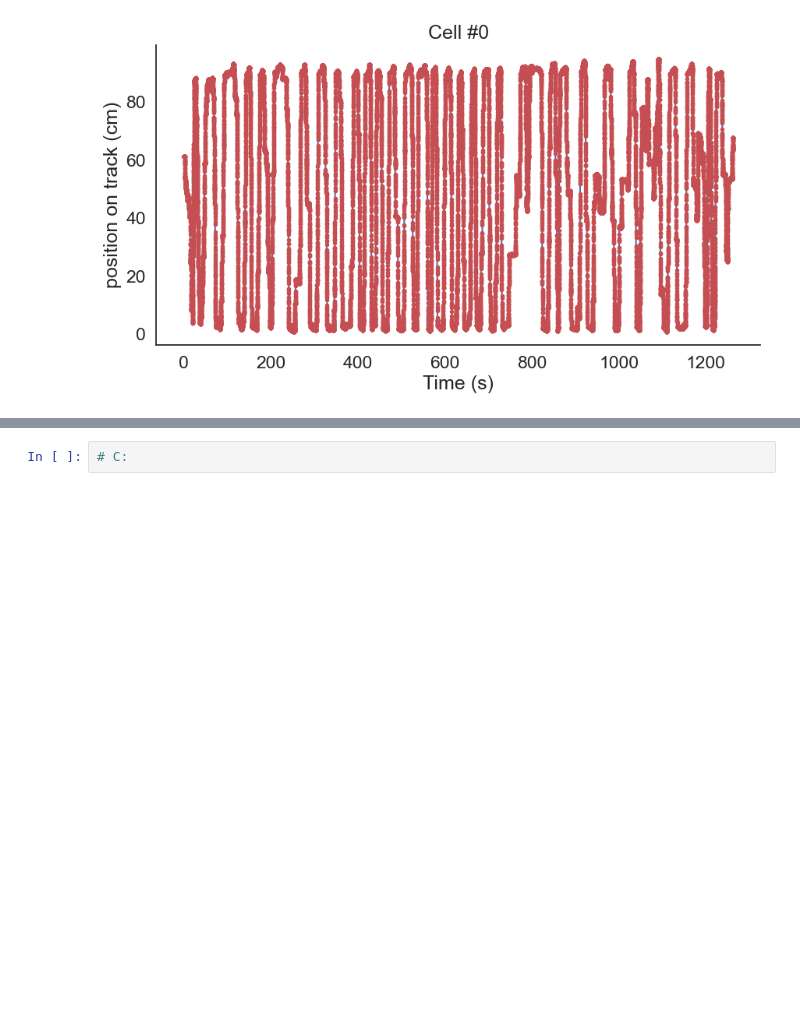
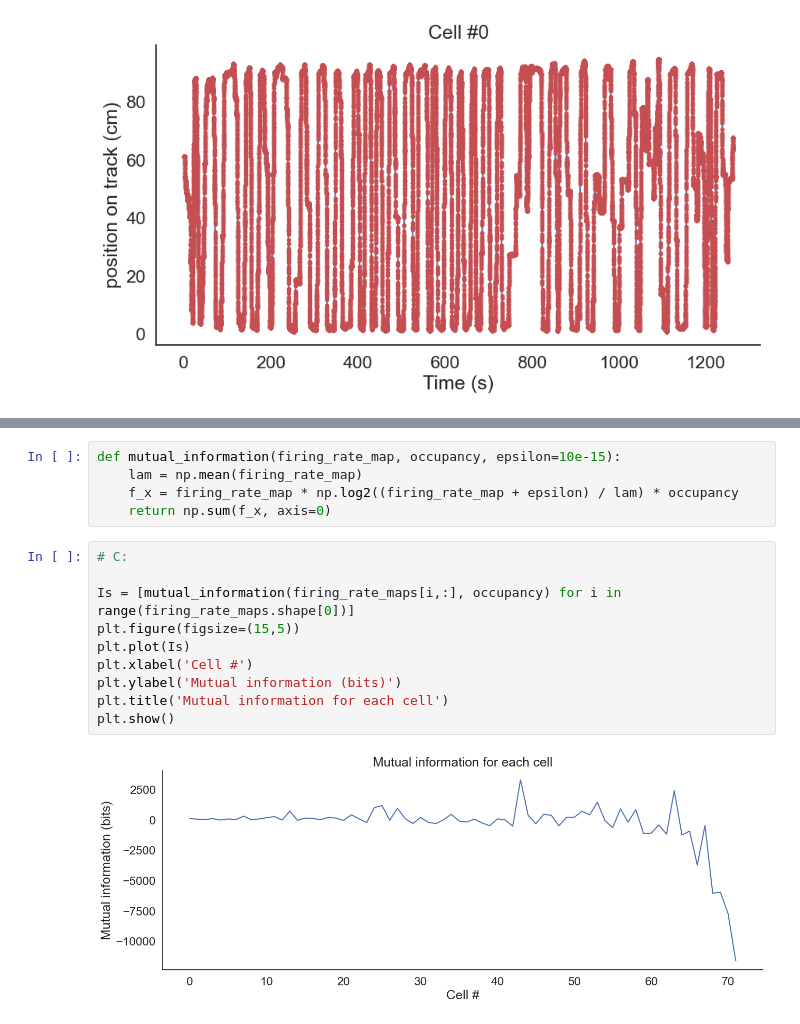
Before and after one commit to Emiel-Nagel/Neuro-Analysis-Assignments, a Jupyter notebook: single-cell-analysis-master/01-tuning-curves/exercises.ipynb, the cells around one changed output, grey strips where cells are left out. Drawn from its saved outputs; the diff is of its cells as text; blank space fills up the shorter version.

```diff
--- a/single-cell-analysis-master/01-tuning-curves/exercises.ipynb
+++ b/single-cell-analysis-master/01-tuning-curves/exercises.ipynb
@@ -482,2 +466,17 @@ plt.colorbar()
-# %%
-# C:
+# %%
+def mutual_information(firing_rate_map, occupancy, epsilon=10e-15):
+    lam = np.mean(firing_rate_map)
+    f_x = firing_rate_map * np.log2((firing_rate_map + epsilon) / lam) * occupancy
+    return np.sum(f_x, axis=0)
+# %%
+# C:
+
+Is = [mutual_information(firing_rate_maps[i,:], occupancy) for i in range(firing_rate_maps.shape[0])]
+plt.figure(figsize=(15,5))
+plt.plot(Is)
+plt.xlabel('Cell #')
+plt.ylabel('Mutual information (bits)')
+plt.title('Mutual information for each cell')
+plt.show()
+# %% [output]
+[figure, added]
```
Also changed, not shown: parts of 17 cells of this notebook.
